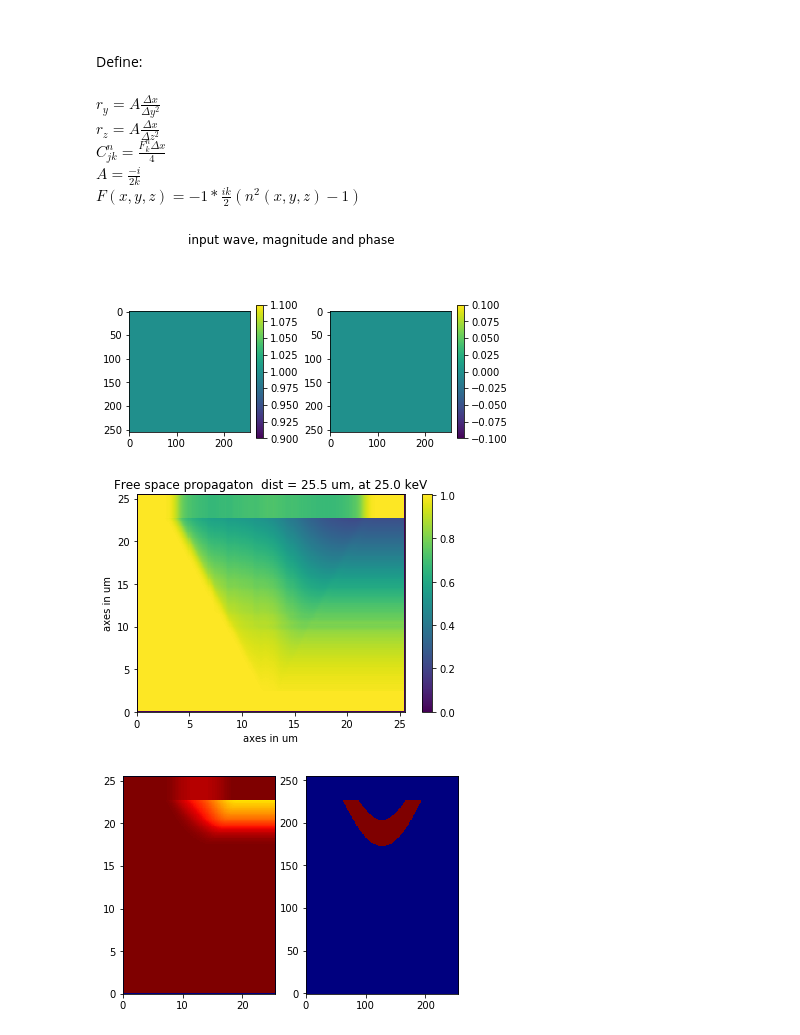
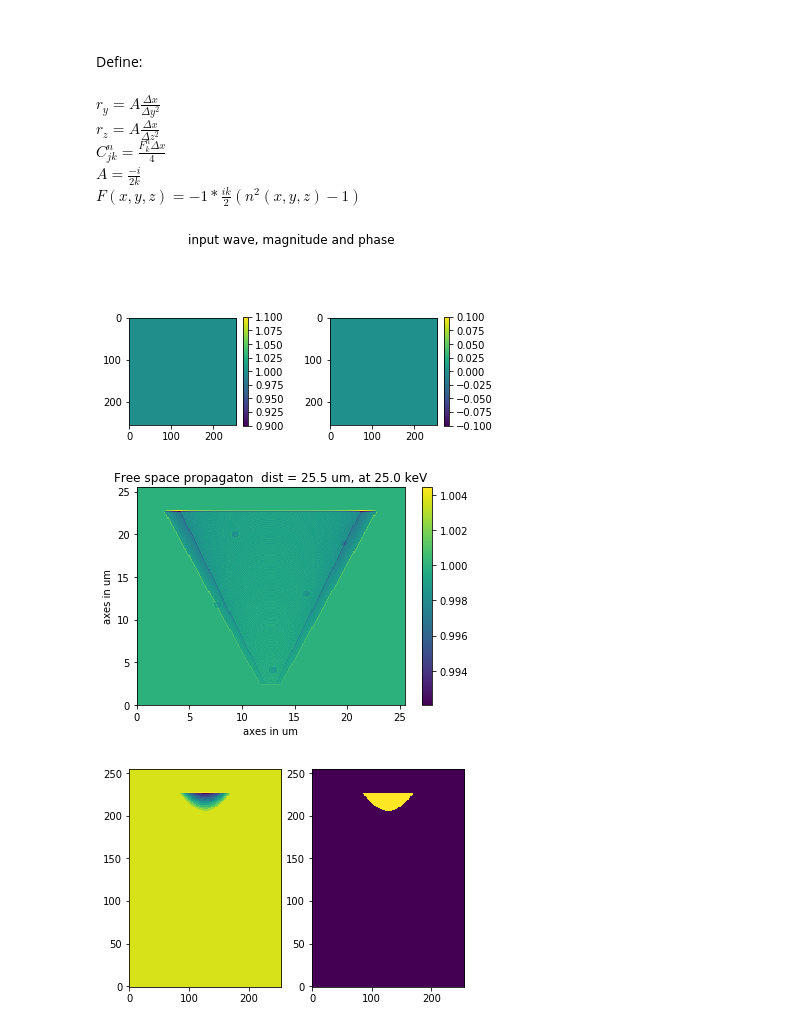
Before and after one commit to s-sajid-ali/xwp, a Jupyter notebook: finite_difference/2d/compare_ming/2d_fd_matter.ipynb, the cells around one changed output. Cells and saved outputs as stored; diff of their text form; code cells hidden in the pictures.

```diff
--- a/finite_difference/2d/compare_ming/2d_fd_matter.ipynb
+++ b/finite_difference/2d/compare_ming/2d_fd_matter.ipynb
@@ -60,42 +60,44 @@ for i in range(255):
 wave = np.ones((dim_y,dim_z),dtype=np.complex128)
 wave_new = np.ones((dim_y,dim_z),dtype=np.complex128)
 Y,Z = np.meshgrid(y,z)
-wave_history = np.zeros((dim_x,dim_y,dim_z),dtype=np.complex128)
+wave_history = np.ones((dim_x,dim_y,dim_z),dtype=np.complex128)
 # %%
 fig,(ax1,ax2) = plt.subplots(1,2)
 im1 = ax1.imshow(np.abs(wave))
-fig.colorbar(im1, ax=ax1,fraction=0.05)
+fig.colorbar(im1, ax=ax1,shrink=0.5)
 im2 = ax2.imshow(unwrap_phase(np.angle(wave)))
-fig.colorbar(im2, ax=ax2,fraction=0.05)
+fig.colorbar(im2, ax=ax2,shrink=0.5)
 fig.suptitle('input wave, magnitude and phase')
 fig.subplots_adjust(wspace=0.5)
 plt.show()
 # %% [output]
-[figure, old version]
+[figure, new version]
 # %%
 def step_1(wave_new,wave,B,dim_z,r_y,r_z,k):
-    d = wave[1:-1,k] + (r_z/2)*(wave[1:-1,k-1]-2*wave[1:-1,k]+wave[1:-1,k+1])
+    c = ((Δx/4)*F[i,1:-1,k])
+    d = wave[1:-1,k]*(1+c) + (r_z/2)*(wave[1:-1,k-1]-2*wave[1:-1,k]+wave[1:-1,k+1])
     d[0]  += (r_y/2)*wave[0,k]
     d[-1] += (r_y/2)*wave[-1,k]
+    B = B - diags(c,offsets=0)
     wave_new[1:-1,k] = splinalg.spsolve(B,d)
 
 def step_2(wave_new,wave,B,dim_y,r_y,r_z,j):
-    d = wave[j,1:-1] + (r_y/2)*(wave[j-1,1:-1]-2*wave[j,1:-1]+wave[j+1,1:-1])
+    c = ((Δx/4)*F[i,j,1:-1])
+    d = wave[j,1:-1]*(1+c) + (r_y/2)*(wave[j-1,1:-1]-2*wave[j,1:-1]+wave[j+1,1:-1])
     d[0]  += (r_z/2)*wave[j,0]
     d[-1] += (r_z/2)*wave[j,-1]
+    B = B - diags(c,offsets=0)
     wave_new[j,1:-1] = splinalg.spsolve(B,d)
 # %%
 for i in trange(dim_x):
     b_diag = np.ones(dim_z-2)*(1 + r_y)
     B = diags(b_diag,offsets=0) + diags(-r_y/2*np.ones(dim_z-3),offsets=1) + diags(-r_y/2*np.ones(dim_z-3),offsets=-1)
     for k in range(1,dim_z-1):
-        B = B - diags(((Δx/4)*F[i,1:-1,k]),offsets=0)
         step_1(wave_new,wave,B,dim_z,r_y,r_z,k)
 
     b_diag = np.ones(dim_y-2)*(1 + r_z)
     B = diags(b_diag,offsets=0) + diags(-r_z/2*np.ones(dim_y-3),offsets=1) + diags(-r_z/2*np.ones(dim_y-3),offsets=-1)
     for j in range(1,dim_y-1):
-        B = B - diags(((Δx/4)*F[i,j,1:-1]),offsets=0)
         step_2(wave,wave_new,B,dim_y,r_y,r_z,j)
 
     wave_history[i,1:-1,1:-1] = wave[1:-1,1:-1]
@@ -107,12 +109,12 @@ plt.ylabel('axes in um')
 plt.title('Free space propagaton  dist = '+str(round(x[-1]*1e6,3))+' um, at '+str(round(E*1e-3,3))+' keV')
 plt.show()
 # %% [output]
-[figure, old version]
+[figure, new version]
 # %%
-i = 50
+i = 35
 f,(ax1,ax2) = plt.subplots(1,2)
-ax1.imshow((np.abs(wave_history[i,:,:])),origin='lower',aspect='auto',extent=coords,cmap='jet')
-ax2.imshow((np.abs(grid_delta[:,:,i])),origin='lower',aspect='auto',cmap='jet')
+ax1.imshow((np.abs(wave_history[i,:,:])),origin='lower',aspect='auto')
+ax2.imshow((np.abs(grid_delta[:,:,i])),origin='lower',aspect='auto')
 plt.show()
 # %% [output]
-[figure, old version]
+[figure, new version]
```
Also changed, not shown: parts of 1 cell of this notebook, 1 other file.
